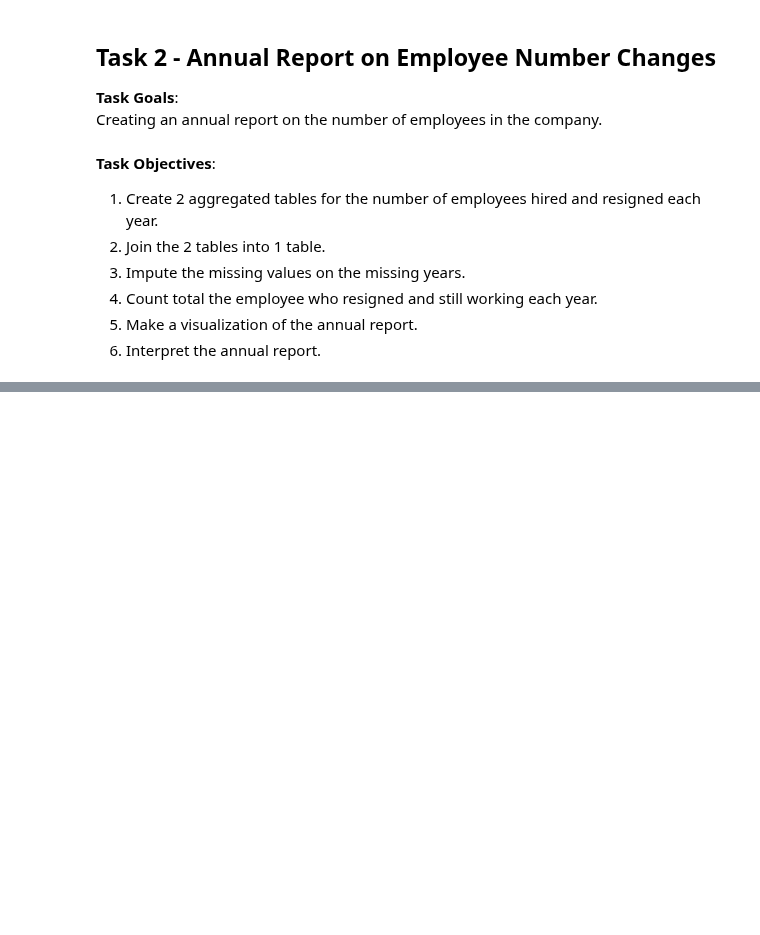
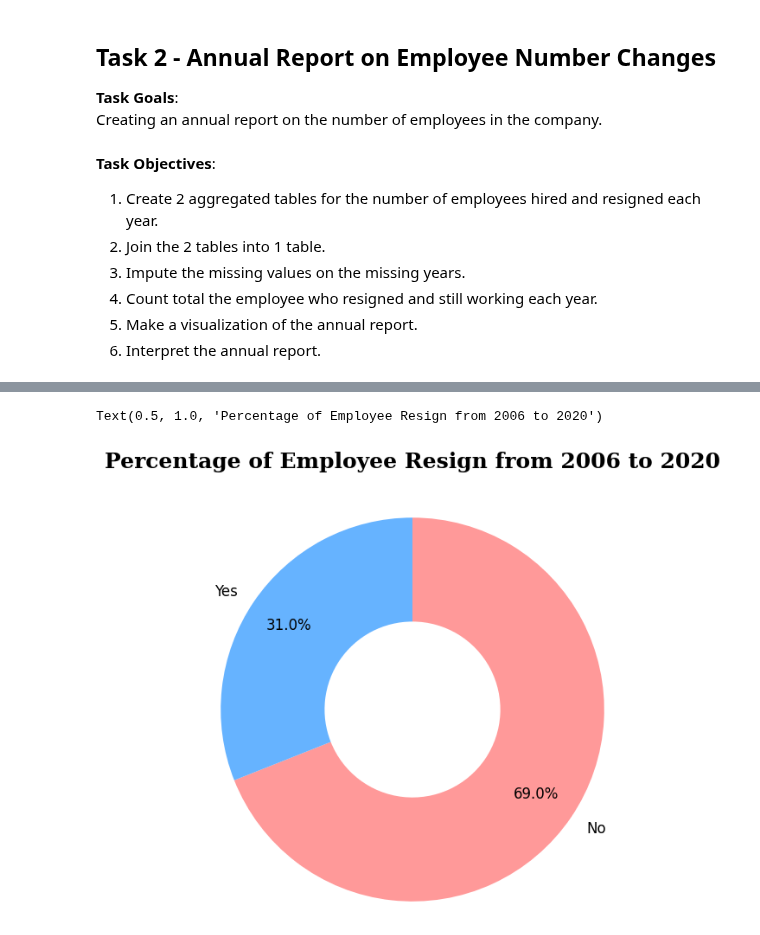
Before and after one commit to azaryasph/Improving-Employee-Retention-By-Predicting-Employee-Attrition-Using-Machine-Learning, a Jupyter notebook: notebook/predict_employee_attrition.ipynb, the cells around one changed output, grey strips where cells are left out. Saved outputs shown, nothing was run; the diff lists cells and outputs as text; code cells hidden in the pictures; blank space fills up the shorter version.

```diff
--- a/notebook/predict_employee_attrition.ipynb
+++ b/notebook/predict_employee_attrition.ipynb
@@ -503,0 +505,29 @@ plt.show()
+# %%
+# Set the figure size
+plt.figure(figsize=(15, 6))
+
+# Get the value counts of total employee resign from 'Resign' column
+resign_count = data_eda1['Resign'].value_counts()
+
+# Get the index of the value counts
+resign_index = resign_count.index
+
+
+# Create a pie chart for the total employee resign to see the percentage of employee resign
+wedges, texts, autotexts = plt.pie(
+    resign_count,
+    labels=resign_index,
+    autopct='%1.1f%%',
+    startangle=90,
+    colors=['#ff9999', '#66b3ff'],
+    textprops={'fontsize': 12},
+    wedgeprops=dict(width=0.65),
+    pctdistance=0.78,
+    radius=1.2,
+    counterclock=False
+)
+
+plt.title('Percentage of Employee Resign from 2006 to 2020', fontdict=fdbold, pad=35)
+# %% [output]
+Text(0.5, 1.0, 'Percentage of Employee Resign from 2006 to 2020')
+[figure, added]
```
Also changed, not shown: parts of 8 cells of this notebook.
